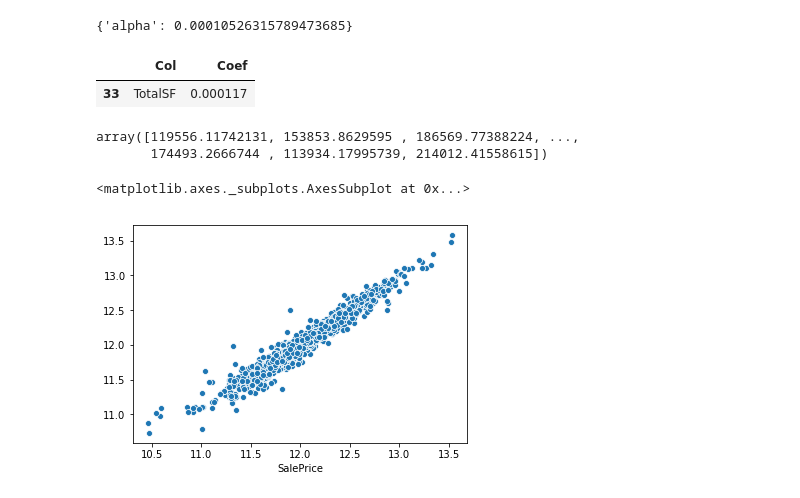
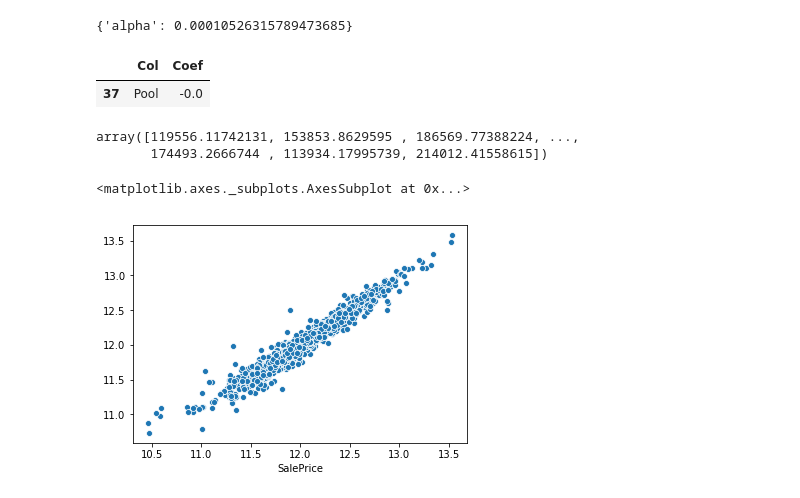
Before and after one commit to wowChelios/AmesHousing_ML, a Jupyter notebook: EDA_RegularizedRegression.ipynb, the cells around one changed output. Drawn from its saved outputs; the diff is of its cells as text; code cells hidden in the pictures.

```diff
--- a/EDA_RegularizedRegression.ipynb
+++ b/EDA_RegularizedRegression.ipynb
@@ -121,6 +123,10 @@ features_df[["MSSubClass", "OverallQual", "OverallCond"]] = features_df[["MSSubC
 features_df["TotalSF"] = features_df["GrLivArea"] + features_df["TotalBsmtSF"]
 # %%
 features_df["YrBtwRemod"] = features_df["YrSold"] - features_df["YearRemodAdd"]
+# %%
+features_df["If3SsnPorch"] = [1 if e != 0 else 0 for e in features_df["3SsnPorch"]]
+features_df["IfEnclosedPorch"] = [1 if e != 0 else 0 for e in features_df["EnclosedPorch"]]
+features_df["Pool"] = [1 if e != 0 else 0 for e in features_df["PoolArea"]]
 # %%
 dummied_features = pd.get_dummies(features_df, drop_first = True)
 dummied_features.shape
@@ -160,11 +166,11 @@ clf.best_params_
 # %%
 lasso = Lasso()
 lasso.set_params(alpha = 0.000105, normalize = True)
 lasso.fit(train, log_target)
 coefs_df = pd.concat([pd.DataFrame(train.columns), pd.DataFrame(lasso.coef_)], axis = 1)
 coefs_df.columns = ["Col", "Coef"]
 coefs_df.sort_values(by="Coef", ascending = False)
-coefs_df.loc[coefs_df["Col"] == "TotalSF"]
+coefs_df.loc[coefs_df["Col"] == "Pool"]
 # %% [output]
 |  | Col | Coef |
-| 33 | TotalSF | 0.000117 |
+| 37 | Pool | -0.0 |
@@ -175,8 +185,8 @@ lasso_pre = np.exp(lasso.predict(test))
-# %%
-lasso_pre
-# %% [output]
-array([119556.11742131, 153853.8629595 , 186569.77388224, ...,
-       174493.2666744 , 113934.17995739, 214012.41558615])
+# %%
+np.exp(lasso_pre)
+# %% [output]
+array([119556.11742131, 153853.8629595 , 186569.77388224, ...,
+       174493.2666744 , 113934.17995739, 214012.41558615])
 # %%
 pre_log_y = lasso.predict(train)
 # %%
```
Also changed, not shown: parts of 52 cells of this notebook, 9 other files.
